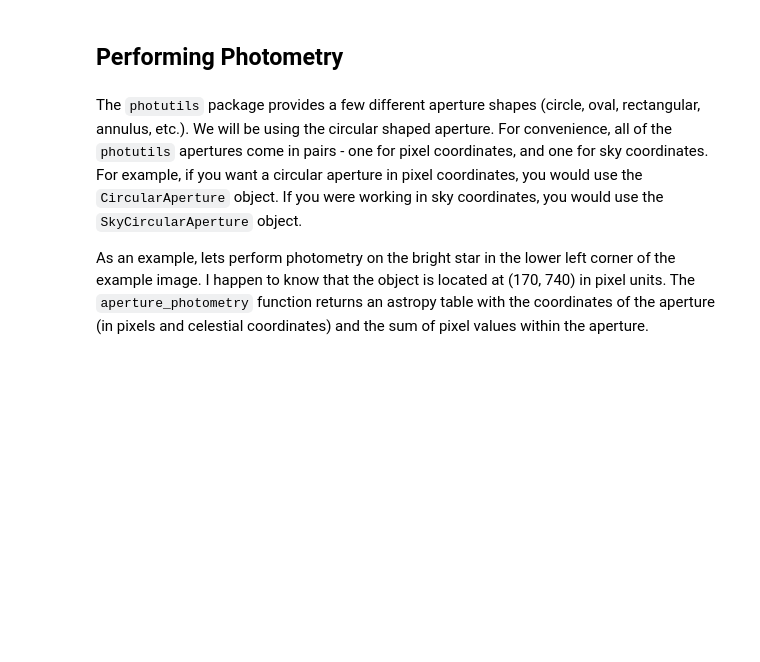
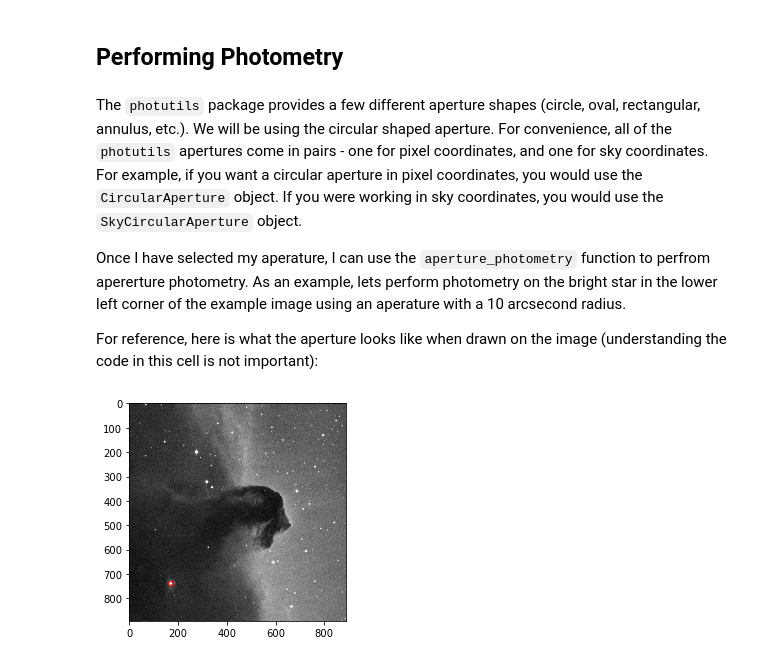
Before and after one commit to mwvgroup/Tutorials, a Jupyter notebook: photometry_introduction.ipynb, the cells around one changed output. Cells and saved outputs as stored; diff of their text form; code cells hidden in the pictures; blank space fills up the shorter version.

Commit message:
Finished general content minus specific input values

```diff
--- a/photometry_introduction.ipynb
+++ b/photometry_introduction.ipynb
@@ -149,4 +148,29 @@ Also, notice that in the image a few cells above, the y-axis starts at the top.
 # %% [markdown]
 The `photutils` package provides a few different aperture shapes (circle, oval, rectangular, annulus, etc.). We will be using the circular shaped aperture. For convenience, all of the `photutils` apertures come in pairs - one for pixel coordinates, and one for sky coordinates. For example, if you want a circular aperture in pixel coordinates, you would use the `CircularAperture` object. If you were working in sky coordinates, you would use the `SkyCircularAperture` object.
 
-As an example, lets perform photometry on the bright star in the lower left corner of the example image. I happen to know that the object is located at (170, 740) in pixel units. The `aperture_photometry` function returns an astropy table with the coordinates of the aperture (in pixels and celestial coordinates) and the sum of pixel values within the aperture.
+Once I have selected my aperature, I can use the `aperture_photometry` function to perfrom apererture photometry. As an example, lets perform photometry on the bright star in the lower left corner of the example image using an aperature with a 10 arcsecond radius.
+
+For reference, here is what the aperture looks like when drawn on the image (understanding the code in this cell is not important):
+# %%
+import astropy
+from matplotlib import pyplot as plt
+from matplotlib.patches import Circle
+import numpy as np
+from photutils import SkyCircularAperture
+
+hdu_list = astropy.io.fits.open("example.fits")
+wcs = astropy.wcs.WCS(hdu_list[0])
+
+coord = astropy.coordinates.SkyCoord.from_pixel(170, 740, wcs)
+aperture = SkyCircularAperture(coord, 10 * astropy.units.arcsec)
+pixel_radius = np.sqrt(aperture.to_pixel(wcs).area() / np.pi)
+
+fig,ax = plt.subplots(1)
+ax.imshow(hdu_list[0].data, cmap='gray')
+circ = Circle((170, 740), radius=pixel_radius,
+              facecolor='None', edgecolor='r', lw=1)
+
+ax.add_patch(circ)
+plt.show()
+# %% [output]
+[figure, added]
```
Also changed, not shown: parts of 12 cells of this notebook.
